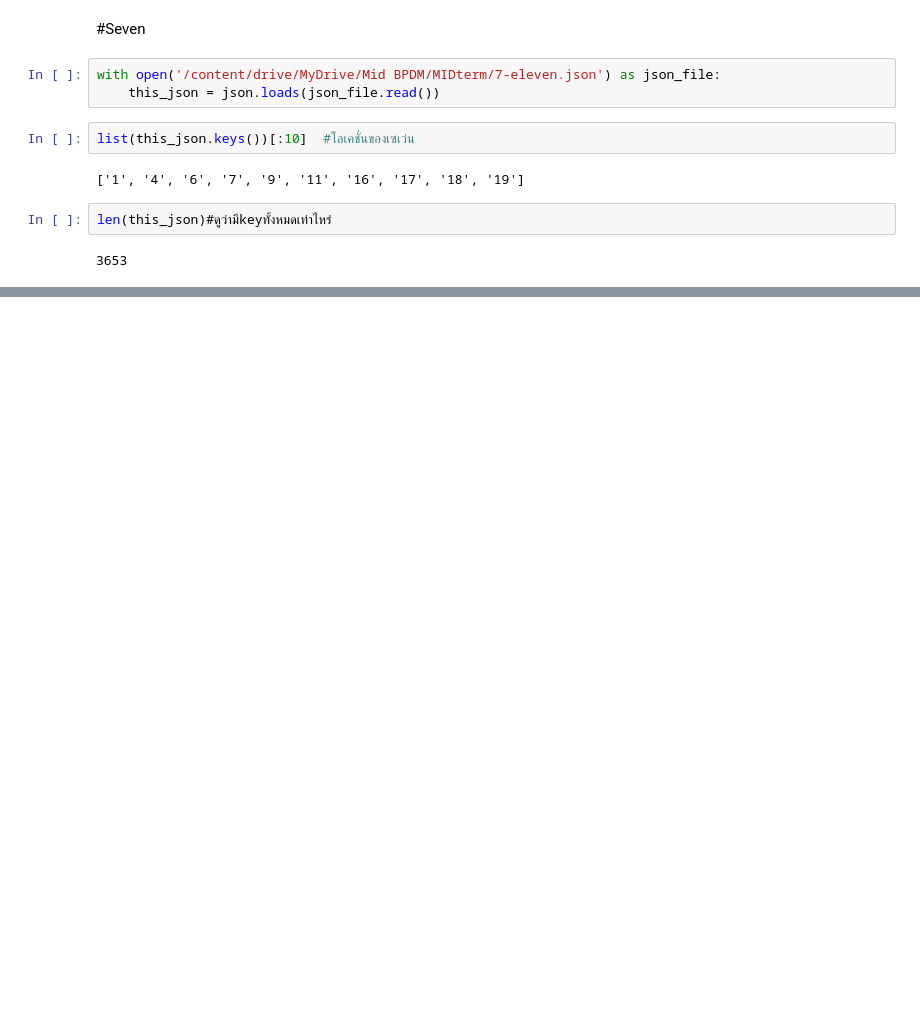
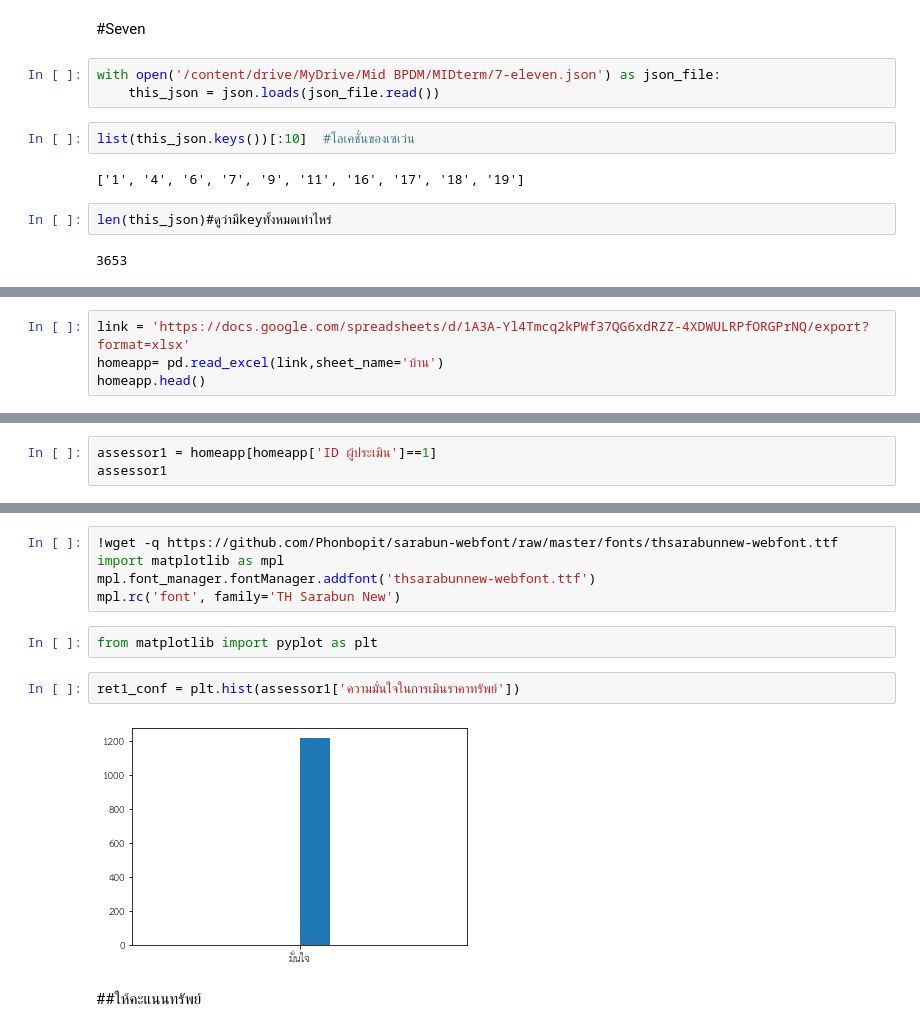
Before and after one commit to Aomaphisara/bsc_dpdm22, a Jupyter notebook: Mid_BPDM22.ipynb, the cells around one changed output, grey strips where cells are left out. Drawn from its saved outputs; the diff is of its cells as text; blank space fills up the shorter version.

```diff
--- a/Mid_BPDM22.ipynb
+++ b/Mid_BPDM22.ipynb
@@ -256,0 +311,4 @@ len(this_json)#ดูว่ามีkeyทั้งหมดเท่าไห
+# %%
+link = 'https://docs.google.com/spreadsheets/d/1A3A-Yl4Tmcq2kPWf37QG6xdRZZ-4XDWULRPfORGPrNQ/export?format=xlsx'
+homeapp= pd.read_excel(link,sheet_name='บ้าน')
+homeapp.head()
@@ -256,0 +322,3 @@ len(this_json)#ดูว่ามีkeyทั้งหมดเท่าไห
+# %%
+assessor1 = homeapp[homeapp['ID ผู้ประเมิน']==1]
+assessor1
@@ -256,0 +351,13 @@ len(this_json)#ดูว่ามีkeyทั้งหมดเท่าไห
+# %%
+!wget -q https://github.com/Phonbopit/sarabun-webfont/raw/master/fonts/thsarabunnew-webfont.ttf
+import matplotlib as mpl
+mpl.font_manager.fontManager.addfont('thsarabunnew-webfont.ttf')
+mpl.rc('font', family='TH Sarabun New')
+# %%
+from matplotlib import pyplot as plt
+# %%
+ret1_conf = plt.hist(assessor1['ความมั่นใจในการเมินราคาทรัพย์'])
+# %% [output]
+[figure, added]
+# %% [markdown]
+##ให้คะแนนทรัพย์
```
Also changed, not shown: parts of 22 cells of this notebook.
